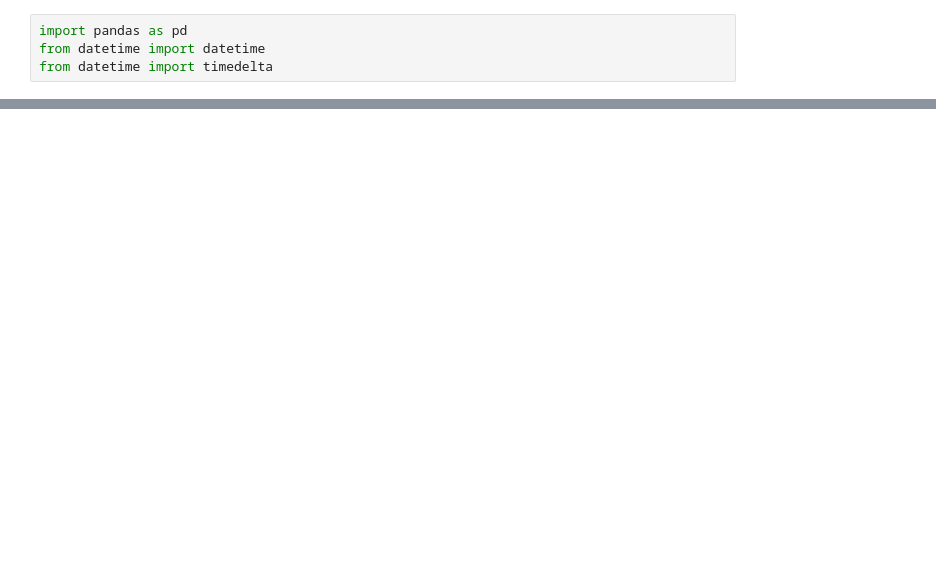
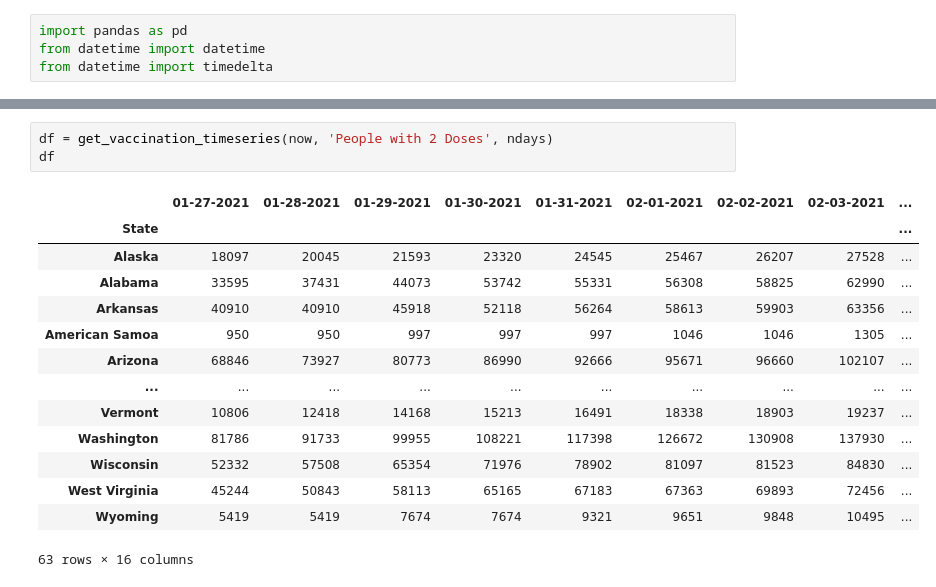
Before and after one commit to jmocay/Notebooks, a Jupyter notebook: covid19_vaccination.ipynb, the cells around one changed output, grey strips where cells are left out. Cells and saved outputs as stored; diff of their text form; blank space fills up the shorter version.

```diff
--- a/covid19_vaccination.ipynb
+++ b/covid19_vaccination.ipynb
@@ -65,0 +129,18 @@ df
+# %%
+df = get_vaccination_timeseries(now, 'People with 2 Doses', ndays)
+df
+# %% [output]
+|  | 01-27-2021 | 01-28-2021 | 01-29-2021 | 01-30-2021 | 01-31-2021 | 02-01-2021 | 02-02-2021 | 02-03-2021 | ... |
+| State |  |  |  |  |  |  |  |  | ... |
+| Alaska | 18097 | 20045 | 21593 | 23320 | 24545 | 25467 | 26207 | 27528 | ... |
+| Alabama | 33595 | 37431 | 44073 | 53742 | 55331 | 56308 | 58825 | 62990 | ... |
+| Arkansas | 40910 | 40910 | 45918 | 52118 | 56264 | 58613 | 59903 | 63356 | ... |
+| American Samoa | 950 | 950 | 997 | 997 | 997 | 1046 | 1046 | 1305 | ... |
+| Arizona | 68846 | 73927 | 80773 | 86990 | 92666 | 95671 | 96660 | 102107 | ... |
+| ... | ... | ... | ... | ... | ... | ... | ... | ... | ... |
+| Vermont | 10806 | 12418 | 14168 | 15213 | 16491 | 18338 | 18903 | 19237 | ... |
+| Washington | 81786 | 91733 | 99955 | 108221 | 117398 | 126672 | 130908 | 137930 | ... |
+| Wisconsin | 52332 | 57508 | 65354 | 71976 | 78902 | 81097 | 81523 | 84830 | ... |
+| West Virginia | 45244 | 50843 | 58113 | 65165 | 67183 | 67363 | 69893 | 72456 | ... |
+| Wyoming | 5419 | 5419 | 7674 | 7674 | 9321 | 9651 | 9848 | 10495 | ... |
+63 rows × 16 columns
```
Also changed, not shown: parts of 14 cells of this notebook, 10 other files.
